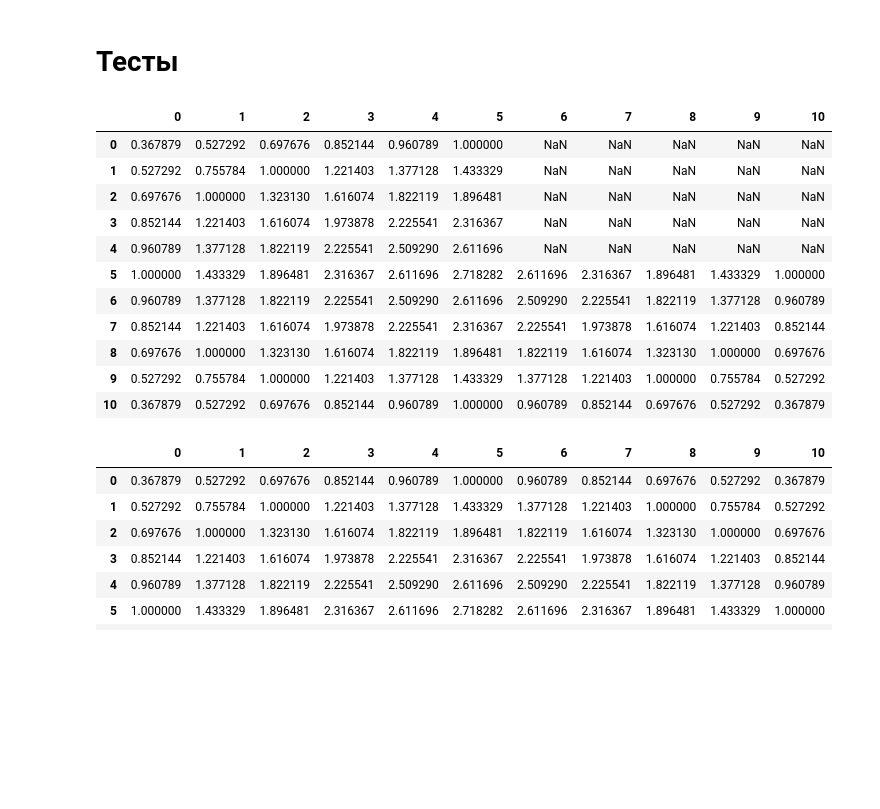
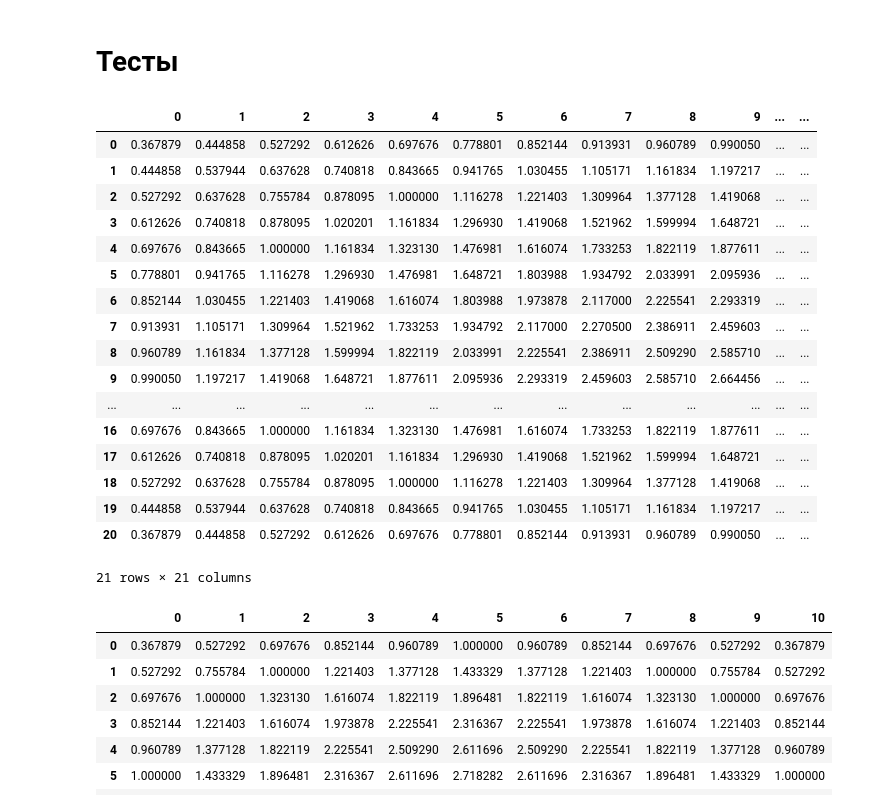
Before and after one commit to Breketov/ChM_Labs_Tasks, a Jupyter notebook: Lab_4/table.ipynb, the cells around one changed output. Drawn from its saved outputs; the diff is of its cells as text; code cells hidden in the pictures; blank space fills up the shorter version.

```diff
--- a/Lab_4/table.ipynb
+++ b/Lab_4/table.ipynb
@@ -148,43 +130,49 @@ abs(data)
 # %%
 import numpy as np
 def u(x, y):
     return np.exp(1 - x**2 - y**2)
 
-n = 10
-m = 10
+n = 20
+m = 20
 a, b, c, d = -1, 1, -1, 1
 h = (b - a)/n
 k = (d - c)/m
 xi = [a + i*h for i in range(0, n + 1)]
 yj = [c + j*k for j in range(0, m + 1)]
 U = []
 
 for i in range(0, m + 1):
     U.append([])
     for j in range(0, int(n/2) + 1):
         U[i].append(0)
         U[i][j] = u(xi[j], yj[i])
 
 for i in range(int(m/2), m + 1):
     for j in range(int(n/2) + 1, n + 1):
         U[i].append(0)
         U[i][j] = u(xi[j], yj[i])
 
 data = pd.DataFrame(U)
 data
 # %% [output]
-|  | 0 | 1 | 2 | 3 | 4 | 5 | 6 | 7 | 8 | 9 | 10 |
-| 0 | 0.367879 | 0.527292 | 0.697676 | 0.852144 | 0.960789 | 1.000000 | NaN | NaN | NaN | NaN | NaN |
-| 1 | 0.527292 | 0.755784 | 1.000000 | 1.221403 | 1.377128 | 1.433329 | NaN | NaN | NaN | NaN | NaN |
-| 2 | 0.697676 | 1.000000 | 1.323130 | 1.616074 | 1.822119 | 1.896481 | NaN | NaN | NaN | NaN | NaN |
-| 3 | 0.852144 | 1.221403 | 1.616074 | 1.973878 | 2.225541 | 2.316367 | NaN | NaN | NaN | NaN | NaN |
-| 4 | 0.960789 | 1.377128 | 1.822119 | 2.225541 | 2.509290 | 2.611696 | NaN | NaN | NaN | NaN | NaN |
-| 5 | 1.000000 | 1.433329 | 1.896481 | 2.316367 | 2.611696 | 2.718282 | 2.611696 | 2.316367 | 1.896481 | 1.433329 | 1.000000 |
-| 6 | 0.960789 | 1.377128 | 1.822119 | 2.225541 | 2.509290 | 2.611696 | 2.509290 | 2.225541 | 1.822119 | 1.377128 | 0.960789 |
-| 7 | 0.852144 | 1.221403 | 1.616074 | 1.973878 | 2.225541 | 2.316367 | 2.225541 | 1.973878 | 1.616074 | 1.221403 | 0.852144 |
-| 8 | 0.697676 | 1.000000 | 1.323130 | 1.616074 | 1.822119 | 1.896481 | 1.822119 | 1.616074 | 1.323130 | 1.000000 | 0.697676 |
-| 9 | 0.527292 | 0.755784 | 1.000000 | 1.221403 | 1.377128 | 1.433329 | 1.377128 | 1.221403 | 1.000000 | 0.755784 | 0.527292 |
-| 10 | 0.367879 | 0.527292 | 0.697676 | 0.852144 | 0.960789 | 1.000000 | 0.960789 | 0.852144 | 0.697676 | 0.527292 | 0.367879 |
+|  | 0 | 1 | 2 | 3 | 4 | 5 | 6 | 7 | 8 | 9 | ... | ... |
+| 0 | 0.367879 | 0.444858 | 0.527292 | 0.612626 | 0.697676 | 0.778801 | 0.852144 | 0.913931 | 0.960789 | 0.990050 | ... | ... |
+| 1 | 0.444858 | 0.537944 | 0.637628 | 0.740818 | 0.843665 | 0.941765 | 1.030455 | 1.105171 | 1.161834 | 1.197217 | ... | ... |
+| 2 | 0.527292 | 0.637628 | 0.755784 | 0.878095 | 1.000000 | 1.116278 | 1.221403 | 1.309964 | 1.377128 | 1.419068 | ... | ... |
+| 3 | 0.612626 | 0.740818 | 0.878095 | 1.020201 | 1.161834 | 1.296930 | 1.419068 | 1.521962 | 1.599994 | 1.648721 | ... | ... |
+| 4 | 0.697676 | 0.843665 | 1.000000 | 1.161834 | 1.323130 | 1.476981 | 1.616074 | 1.733253 | 1.822119 | 1.877611 | ... | ... |
+| 5 | 0.778801 | 0.941765 | 1.116278 | 1.296930 | 1.476981 | 1.648721 | 1.803988 | 1.934792 | 2.033991 | 2.095936 | ... | ... |
+| 6 | 0.852144 | 1.030455 | 1.221403 | 1.419068 | 1.616074 | 1.803988 | 1.973878 | 2.117000 | 2.225541 | 2.293319 | ... | ... |
+| 7 | 0.913931 | 1.105171 | 1.309964 | 1.521962 | 1.733253 | 1.934792 | 2.117000 | 2.270500 | 2.386911 | 2.459603 | ... | ... |
+| 8 | 0.960789 | 1.161834 | 1.377128 | 1.599994 | 1.822119 | 2.033991 | 2.225541 | 2.386911 | 2.509290 | 2.585710 | ... | ... |
+| 9 | 0.990050 | 1.197217 | 1.419068 | 1.648721 | 1.877611 | 2.095936 | 2.293319 | 2.459603 | 2.585710 | 2.664456 | ... | ... |
+| ... | ... | ... | ... | ... | ... | ... | ... | ... | ... | ... | ... | ... |
+| 16 | 0.697676 | 0.843665 | 1.000000 | 1.161834 | 1.323130 | 1.476981 | 1.616074 | 1.733253 | 1.822119 | 1.877611 | ... | ... |
+| 17 | 0.612626 | 0.740818 | 0.878095 | 1.020201 | 1.161834 | 1.296930 | 1.419068 | 1.521962 | 1.599994 | 1.648721 | ... | ... |
+| 18 | 0.527292 | 0.637628 | 0.755784 | 0.878095 | 1.000000 | 1.116278 | 1.221403 | 1.309964 | 1.377128 | 1.419068 | ... | ... |
+| 19 | 0.444858 | 0.537944 | 0.637628 | 0.740818 | 0.843665 | 0.941765 | 1.030455 | 1.105171 | 1.161834 | 1.197217 | ... | ... |
+| 20 | 0.367879 | 0.444858 | 0.527292 | 0.612626 | 0.697676 | 0.778801 | 0.852144 | 0.913931 | 0.960789 | 0.990050 | ... | ... |
+21 rows × 21 columns
 # %%
 n = 10
 m = 10
```
Also changed, not shown: parts of 5 cells of this notebook, 10 other files.
